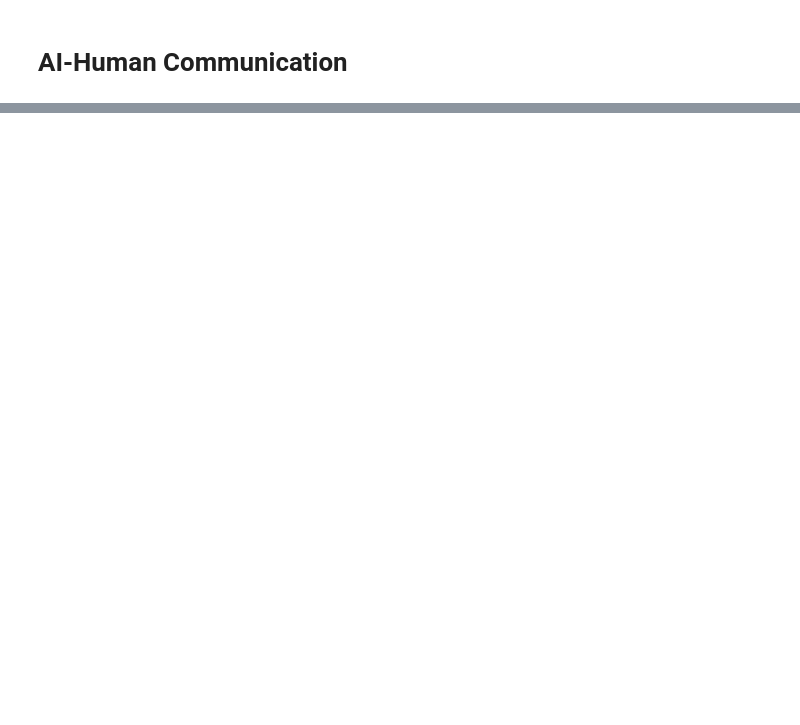
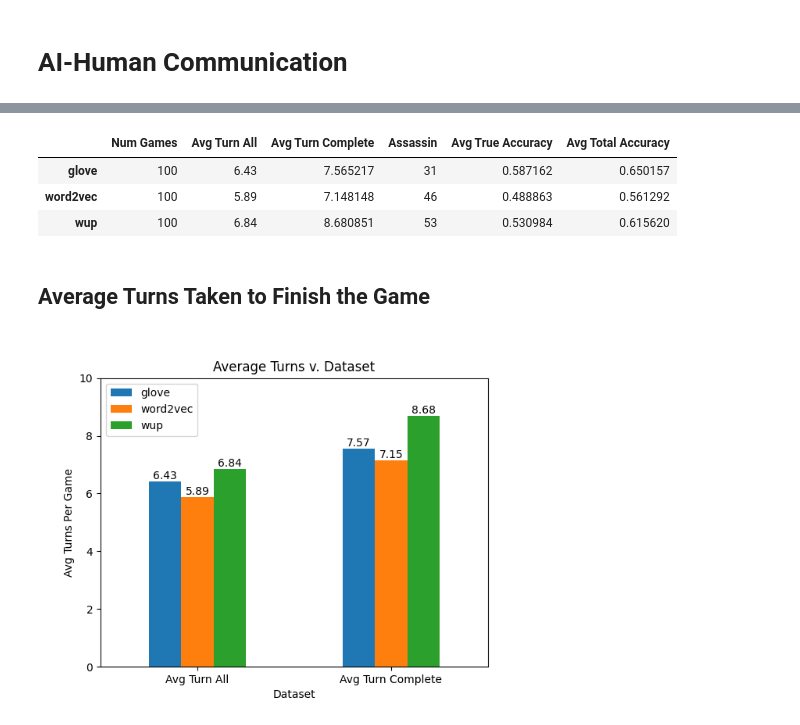
Before and after one commit to YongqingLi14/codenames-ai-analysis, a Jupyter notebook: notebooks/Report.ipynb, the cells around one changed output, grey strips where cells are left out. Saved outputs shown, nothing was run; the diff lists cells and outputs as text; code cells hidden in the pictures; blank space fills up the shorter version.

```diff
--- a/notebooks/Report.ipynb
+++ b/notebooks/Report.ipynb
@@ -21,0 +48,13 @@ Image(filename = "../figures/conservative_num_assassin.png",
+# %%
+pd.read_csv('../figures/human_stats.csv', index_col = 0)
+# %% [output]
+|  | Num Games | Avg Turn All | Avg Turn Complete | Assassin | Avg True Accuracy | Avg Total Accuracy |
+| glove | 100 | 6.43 | 7.565217 | 31 | 0.587162 | 0.650157 |
+| word2vec | 100 | 5.89 | 7.148148 | 46 | 0.488863 | 0.561292 |
+| wup | 100 | 6.84 | 8.680851 | 53 | 0.530984 | 0.615620 |
+# %% [markdown]
+## Average Turns Taken to Finish the Game
+# %%
+Image(filename = "../figures/human_turns.png", width = 500, height = 500)
+# %% [output]
+[figure, added]
```
Also changed, not shown: parts of 30 cells of this notebook, 14 other files.
